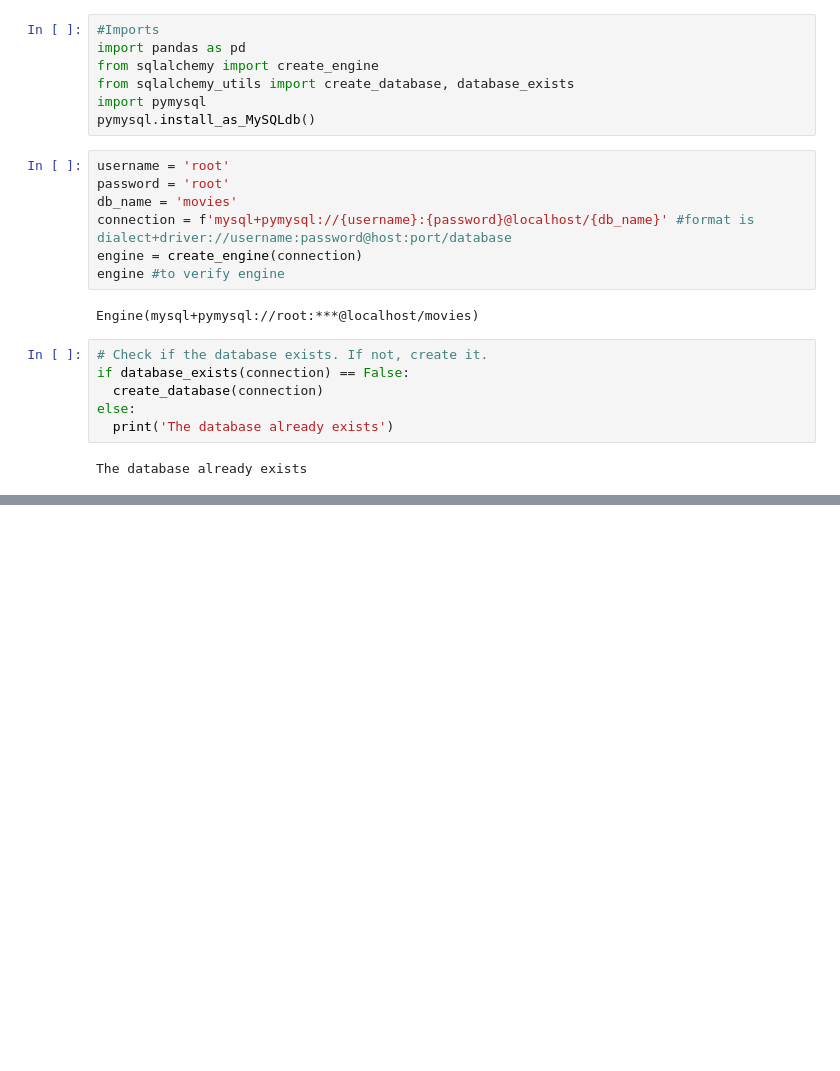
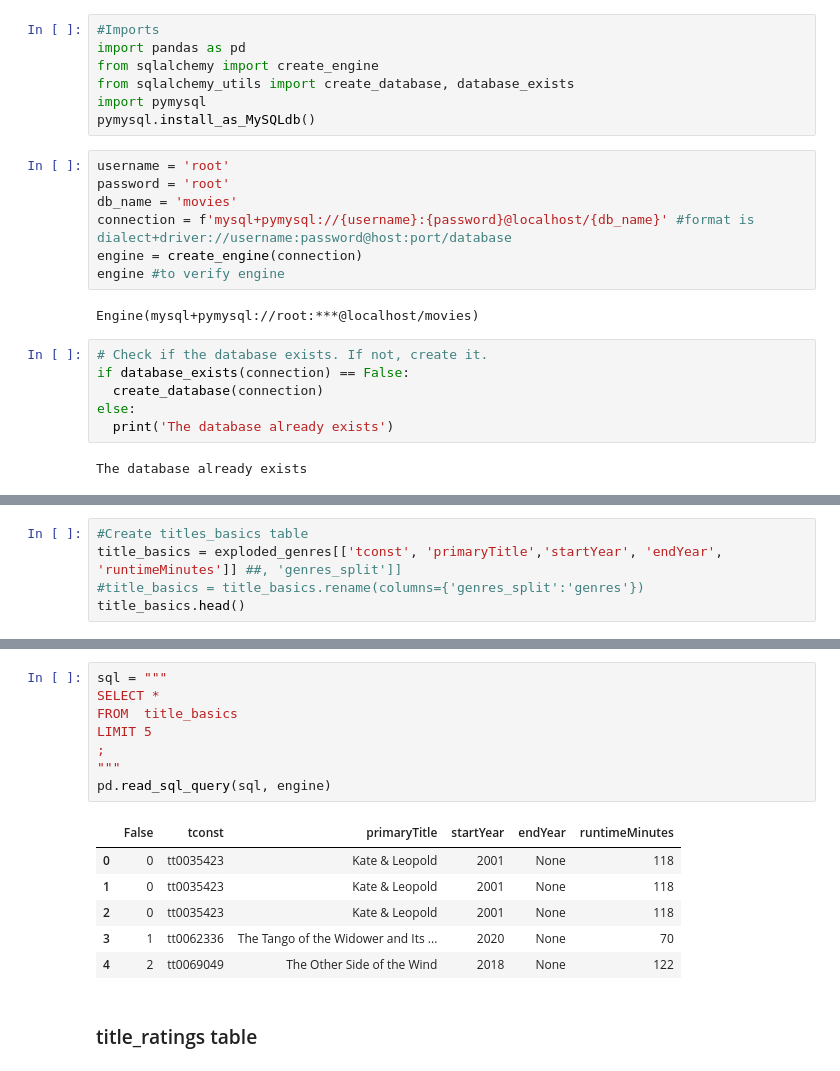
Before and after one commit to craiggossen/Project-3--Core, a Jupyter notebook: Project 3 - Part 3 - SQL.ipynb, the cells around one changed output, grey strips where cells are left out. Drawn from its saved outputs; the diff is of its cells as text; blank space fills up the shorter version.

```diff
--- a/Project 3 - Part 3 - SQL.ipynb
+++ b/Project 3 - Part 3 - SQL.ipynb
@@ -55,0 +118,5 @@ df = pd.DataFrame()
+# %%
+#Create titles_basics table
+title_basics = exploded_genres[['tconst', 'primaryTitle','startYear', 'endYear', 'runtimeMinutes']] ##, 'genres_split']]
+#title_basics = title_basics.rename(columns={'genres_split':'genres'})
+title_basics.head()
@@ -55,0 +294,17 @@ df = pd.DataFrame()
+# %%
+sql = """
+SELECT *
+FROM  title_basics
+LIMIT 5
+;
+"""
+pd.read_sql_query(sql, engine)
+# %% [output]
+|  | False | tconst | primaryTitle | startYear | endYear | runtimeMinutes |
+| 0 | 0 | tt0035423 | Kate & Leopold | 2001 | None | 118 |
+| 1 | 0 | tt0035423 | Kate & Leopold | 2001 | None | 118 |
+| 2 | 0 | tt0035423 | Kate & Leopold | 2001 | None | 118 |
+| 3 | 1 | tt0062336 | The Tango of the Widower and Its ... | 2020 | None | 70 |
+| 4 | 2 | tt0069049 | The Other Side of the Wind | 2018 | None | 122 |
+# %% [markdown]
+### title_ratings table
```
Also changed, not shown: parts of 65 cells of this notebook.
